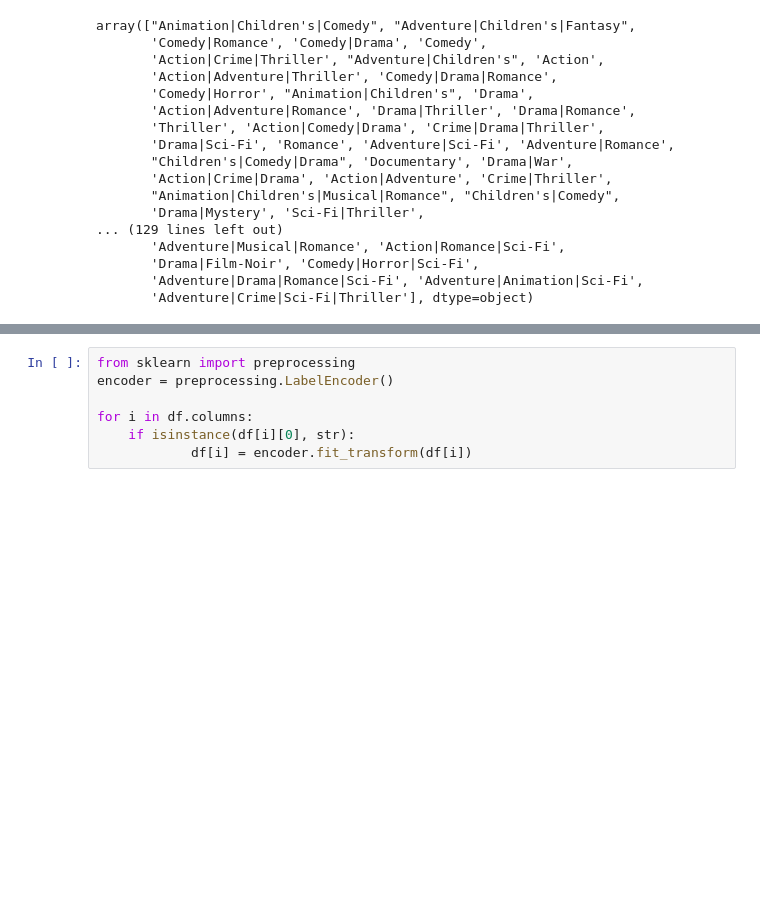
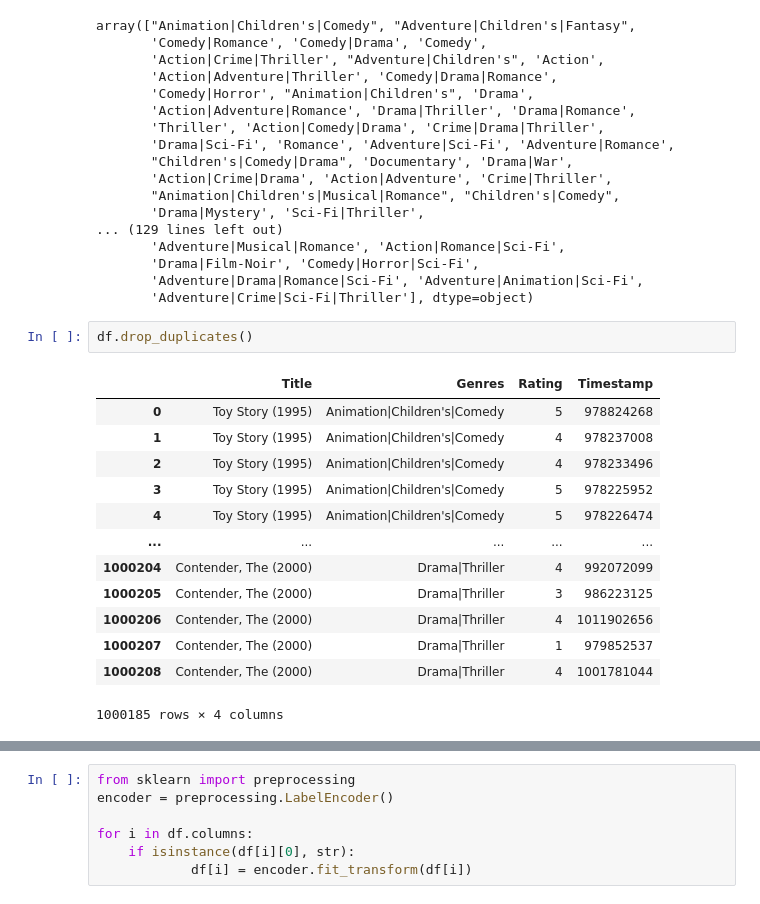
Before and after one commit to aagarwal937/Machine-learning-practise, a Jupyter notebook: ml-practise-techstack/movie kmeans clustring/movie kmeans clustring.ipynb, the cells around one changed output, grey strips where cells are left out. Saved outputs shown, nothing was run; the diff lists cells and outputs as text; blank space fills up the shorter version.

```diff
--- a/ml-practise-techstack/movie kmeans clustring/movie kmeans clustring.ipynb
+++ b/ml-practise-techstack/movie kmeans clustring/movie kmeans clustring.ipynb
@@ -128,4 +128,20 @@ array(["Animation|Children's|Comedy", "Adventure|Children's|Fantasy",
        'Drama|Film-Noir', 'Comedy|Horror|Sci-Fi',
        'Adventure|Drama|Romance|Sci-Fi', 'Adventure|Animation|Sci-Fi',
        'Adventure|Crime|Sci-Fi|Thriller'], dtype=object)
+# %%
+df.drop_duplicates()
+# %% [output]
+|  | Title | Genres | Rating | Timestamp |
+| 0 | Toy Story (1995) | Animation|Children's|Comedy | 5 | 978824268 |
+| 1 | Toy Story (1995) | Animation|Children's|Comedy | 4 | 978237008 |
+| 2 | Toy Story (1995) | Animation|Children's|Comedy | 4 | 978233496 |
+| 3 | Toy Story (1995) | Animation|Children's|Comedy | 5 | 978225952 |
+| 4 | Toy Story (1995) | Animation|Children's|Comedy | 5 | 978226474 |
+| ... | ... | ... | ... | ... |
+| 1000204 | Contender, The (2000) | Drama|Thriller | 4 | 992072099 |
+| 1000205 | Contender, The (2000) | Drama|Thriller | 3 | 986223125 |
+| 1000206 | Contender, The (2000) | Drama|Thriller | 4 | 1011902656 |
+| 1000207 | Contender, The (2000) | Drama|Thriller | 1 | 979852537 |
+| 1000208 | Contender, The (2000) | Drama|Thriller | 4 | 1001781044 |
+1000185 rows × 4 columns
 # %%
```
Also changed, not shown: parts of 8 cells of this notebook, 1 other file.
